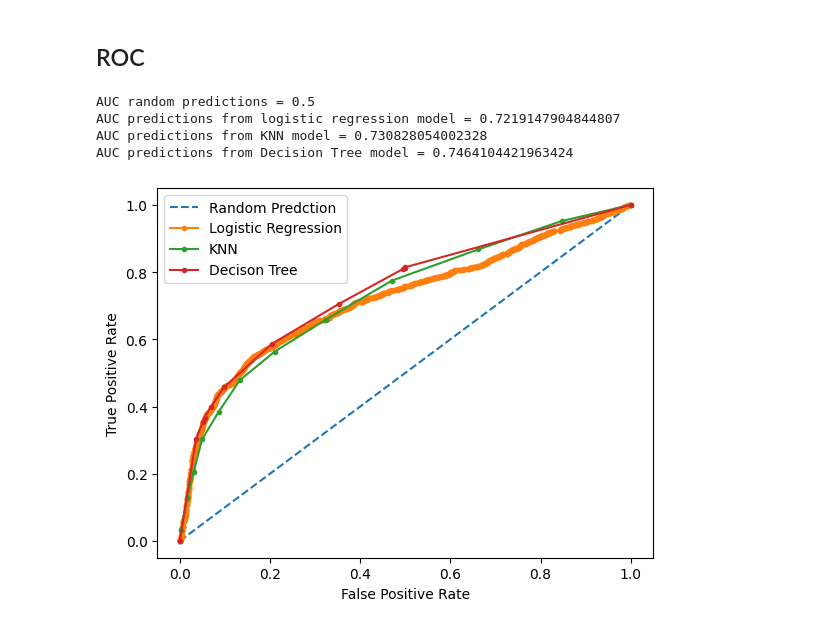
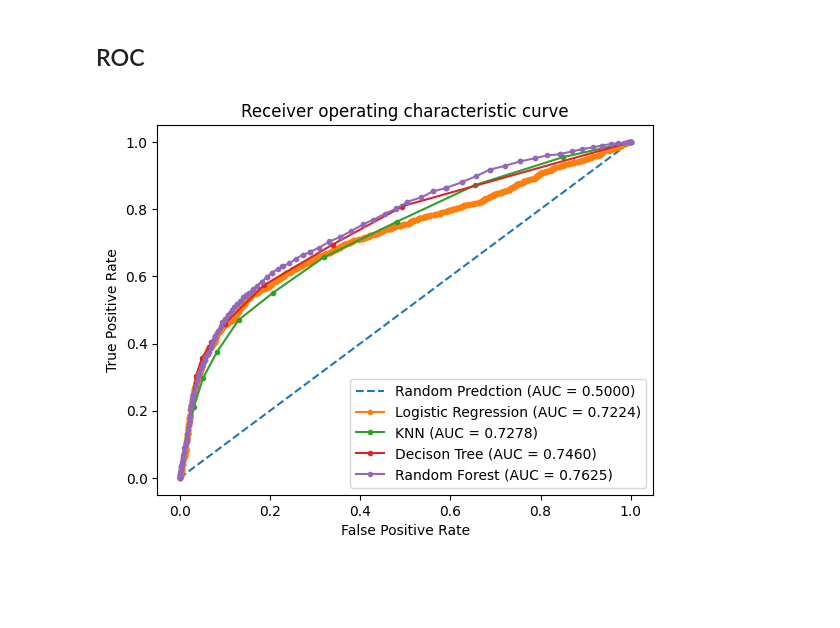
Before and after one commit to ecribbie/6912_PROJECT, a Jupyter notebook: data_analysis.ipynb, the cells around one changed output. Saved outputs shown, nothing was run; the diff lists cells and outputs as text; code cells hidden in the pictures; blank space fills up the shorter version.

```diff
--- a/data_analysis.ipynb
+++ b/data_analysis.ipynb
@@ -373,50 +372,46 @@ ns_fpr,ns_tpr,_=roc_curve(Y_test,ns_prob)
 
 ns_auc=roc_auc_score(Y_test, ns_prob)
 
 # AUC for Logistic regression
 lr_prob=log_reg.predict_proba(X_test)
 lr_prob=lr_prob[:, 1]
 lr_auc=roc_auc_score(Y_test,lr_prob)
 
 lr_fpr,lr_tpr,_=roc_curve(Y_test,lr_prob)
 
 # AUC for KNN
 knn_prob=knn_model.predict_proba(X_test)
 knn_prob=knn_prob[:, 1]
 knn_fpr,knn_tpr,_=roc_curve(Y_test,knn_prob)
 
 knn_auc=roc_auc_score(Y_test,knn_prob)
 
 
 # AUC for Decision Tree
-pred_p=pred.predict_proba(X_test)
-pred_p=pred_p[:, 1]
-dt_fpr,dt_tpr,_=roc_curve(Y_test,pred_p)
+pred_dt=pred.predict_proba(X_test)
+pred_dt=pred_dt[:, 1]
+dt_fpr,dt_tpr,_=roc_curve(Y_test,pred_dt)
 
-dt_auc=roc_auc_score(Y_test,pred_p)
+dt_auc=roc_auc_score(Y_test,pred_dt)
 
+# AUC for Random Forest
+pred_rf=rf_classifier.predict_proba(X_test)
+pred_rf=pred_rf[:, 1]
+rf_fpr,rf_tpr,_=roc_curve(Y_test,pred_rf)
 
-
-# Print the AUC for the models
-print("AUC random predictions =", ns_auc)
-print("AUC predictions from logistic regression model =", lr_auc)
-print("AUC predictions from KNN model =", knn_auc)
-print("AUC predictions from Decision Tree model =", dt_auc)
-
+rf_auc=roc_auc_score(Y_test,pred_rf)
 
 
 # Plot the ROC curves
-plt.plot(ns_fpr,ns_tpr,linestyle='--',label='Random Predction')
-plt.plot(lr_fpr,lr_tpr,marker='.',label='Logistic Regression')
-plt.plot(knn_fpr,knn_tpr,marker='.',label='KNN')
-plt.plot(dt_fpr,dt_tpr,marker='.',label='Decison Tree')
+plt.plot(ns_fpr,ns_tpr,linestyle='--',label='Random Predction (AUC = %0.4f)' % ns_auc)
+plt.plot(lr_fpr,lr_tpr,marker='.',label='Logistic Regression (AUC = %0.4f)' % lr_auc)
+plt.plot(knn_fpr,knn_tpr,marker='.',label='KNN (AUC = %0.4f)' % knn_auc)
+plt.plot(dt_fpr,dt_tpr,marker='.',label='Decison Tree (AUC = %0.4f)' % dt_auc)
+plt.plot(rf_fpr,rf_tpr,marker='.',label='Random Forest (AUC = %0.4f)' % rf_auc)
 plt.xlabel('False Positive Rate')
 plt.ylabel('True Positive Rate')
+plt.title('Receiver operating characteristic curve')
 plt.legend()
 plt.show()
 # %% [output]
-AUC random predictions = 0.5
-AUC predictions from logistic regression model = 0.7219147904844807
-AUC predictions from KNN model = 0.730828054002328
-AUC predictions from Decision Tree model = 0.7464104421963424
-[figure, old version]
+[figure, new version]
```
Also changed, not shown: parts of 8 cells of this notebook.
